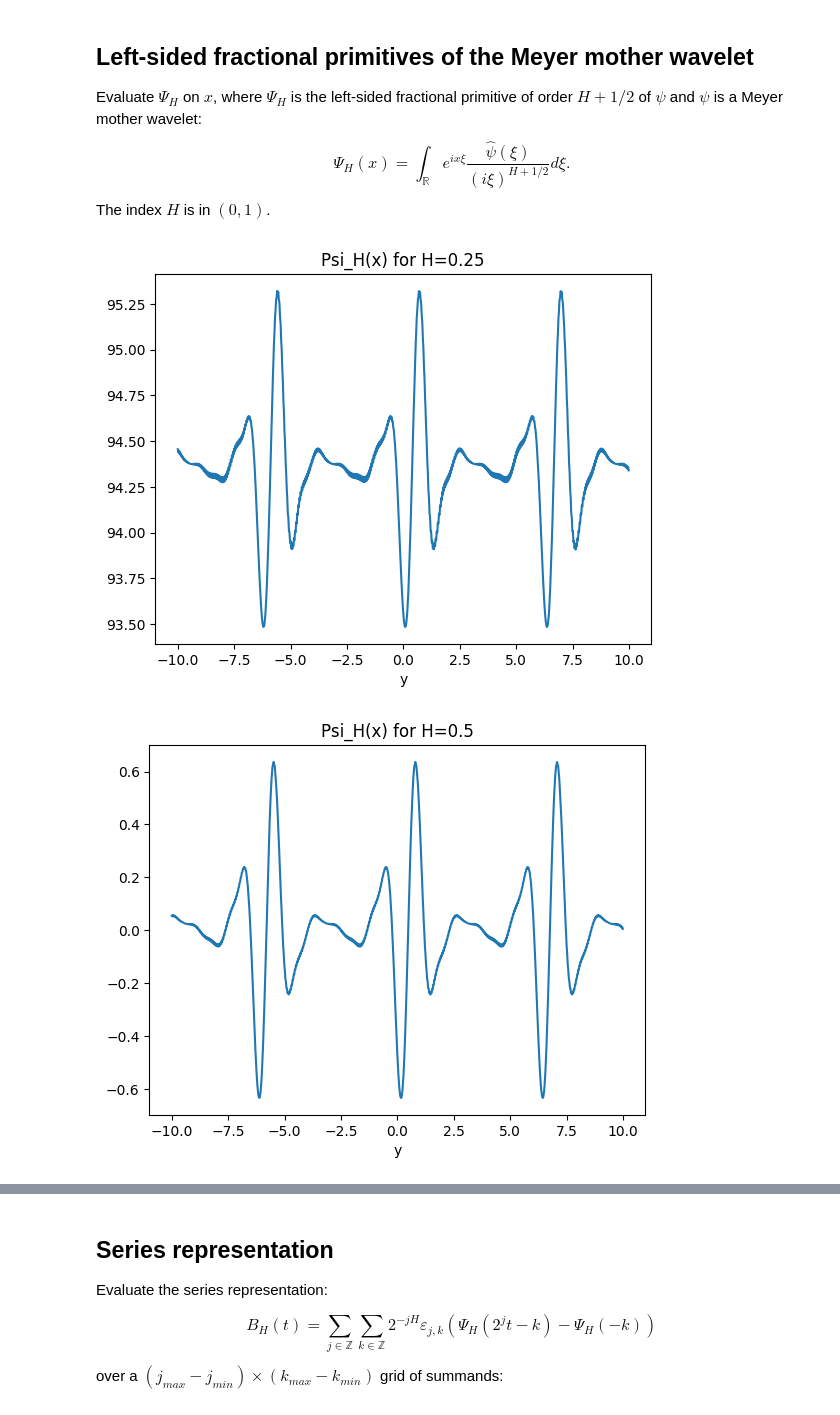
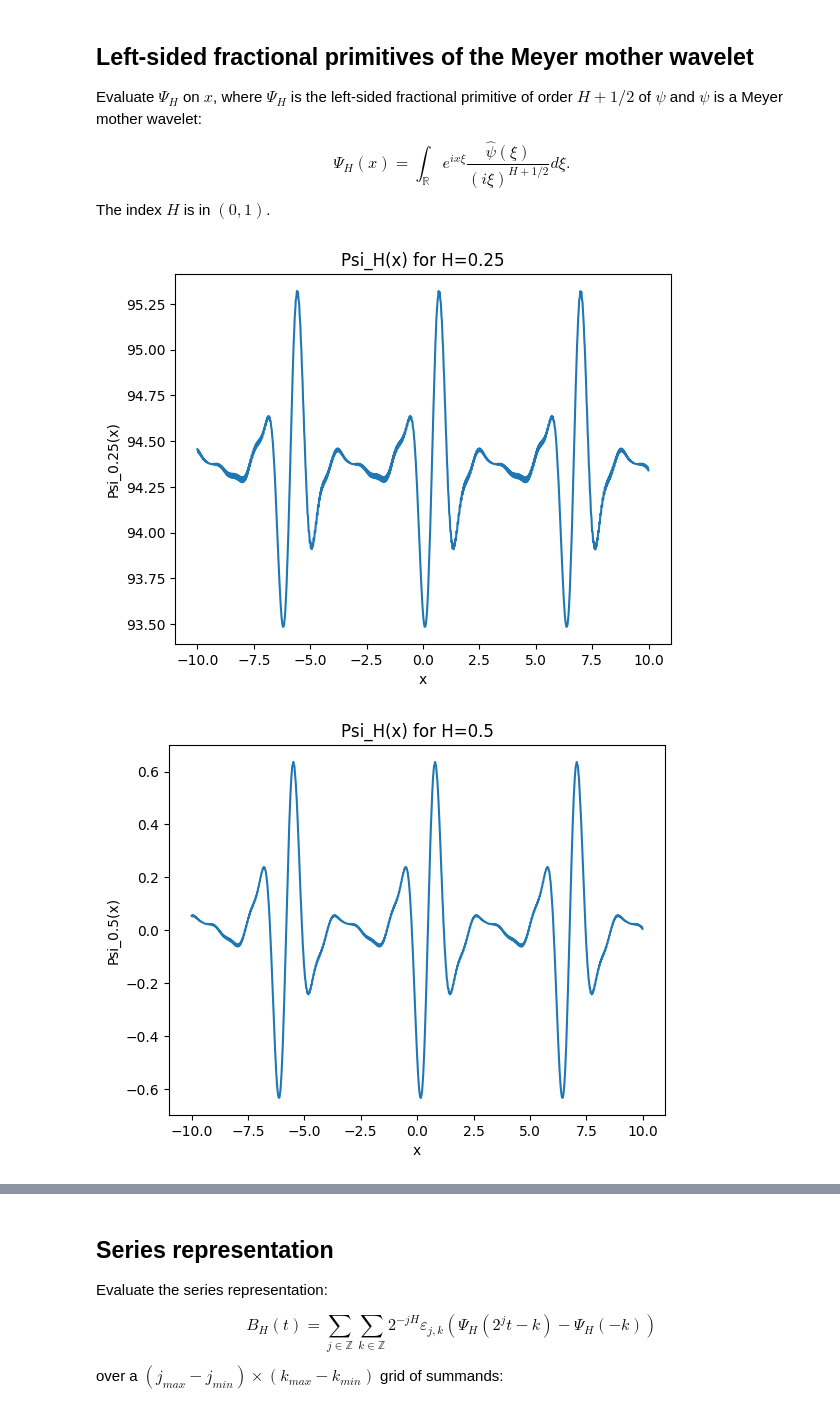
Before and after one commit to EmmaShedden/logm-fractional-brownian-motion, a Jupyter notebook: series-rep/main.ipynb, the cells around one changed output, grey strips where cells are left out. Saved outputs shown, nothing was run; the diff lists cells and outputs as text; code cells hidden in the pictures.

```diff
--- a/series-rep/main.ipynb
+++ b/series-rep/main.ipynb
@@ -32,9 +43,9 @@ import matplotlib.pyplot as plt
 import scipy.integrate as integrate
 import numpy.random as random
 # %%
-delta_t = 2 * np.pi / (N * delta_xi)
-t_0 = -delta_t * (N // 2)
-xi = np.fft.fftfreq(N, delta_xi) * 2 * np.pi / delta_t
+delta_t = 2 * np.pi / (M * delta_xi)
+t_0 = -delta_t * (M // 2)
+xi = np.fft.fftfreq(M, delta_xi) * 2 * np.pi / delta_t
 # %%
 # Source: https://stackoverflow.com/questions/8924173/how-can-i-print-bold-text-in-python
 class color:
@@ -115,8 +118,8 @@ $$\begin{align*}
 # Approximate the Fourier Transform of f, evaluated over the disretized frequency domain xi
 def fast_ft(f):
     # Create the time samples that f must be evaluated on in order to compute its Fourier
-    # Transform on xi using FFT: {t_0 + m * delta_t} for 1 <= m <= N
-    t = np.arange(t_0 + delta_t, t_0 + (N + 1) * delta_t, delta_t)
+    # Transform on xi using FFT: {t_0 + m * delta_t} for 1 <= m <= M
+    t = np.arange(t_0 + delta_t, t_0 + (M + 1) * delta_t, delta_t)
 
     # Compute (discretized) Fourier Transform of f using numpy's FFT function; this is the
     # vector of DFT(f, t)_k's in the equation above
@@ -139,9 +142,9 @@ if debug:
     plt.scatter(xs, ys, color="royalblue", label="Approximate")
     plt.plot(xs, zs, color="limegreen", label="True")
 
-    plt.title("FT of 1/(t^2 + 1)")
+    plt.title("Approx. Fourier Transform of 1/(t^2 + 1)")
     plt.xlabel("Frequency (xi)")
-    plt.xlabel("Intensity")
+    plt.ylabel("Intensity")
 
     plt.gca().set_xlim(-10,10)
     plt.legend()
@@ -165,9 +168,9 @@ if debug:
         plt.scatter(xs, gs, color="royalblue", label="Approximate FT")
         plt.plot(xs, hs, color="limegreen", label="True FT")
 
-        plt.title("FT of a Gaussian function with mu={} and sigma={}".format(mu, sig))
+        plt.title("FT of a Gaussian function with mean={} and variance={}".format(mu, sig))
         plt.xlabel("Frequency (xi)")
-        plt.xlabel("Intensity")
+        plt.ylabel("Intensity")
 
         plt.gca().set_xlim(-10,10)
         plt.legend()
@@ -230,16 +236,16 @@ def Psi_H(H, x):
 # %%
 if debug:
     d = 0.25
     for H in np.arange(d, 1, d):
         xs = np.arange(-10, 10, 0.01)
         ys = np.array([Psi_H(H, x) for x in xs])
         plt.plot(xs, ys, label="H={}".format(H))
 
         plt.title("Psi_H(x) for H={}".format(H))
         plt.xlabel("x")
-        plt.xlabel("y")
+        plt.ylabel("Psi_{}(x)".format(H))
 
         plt.show()
 # %% [output]
-[figure, old version]
+[figure, new version]
-[figure, old version]
+[figure, new version]
```
Also changed, not shown: parts of 22 cells of this notebook, 2 other files.
